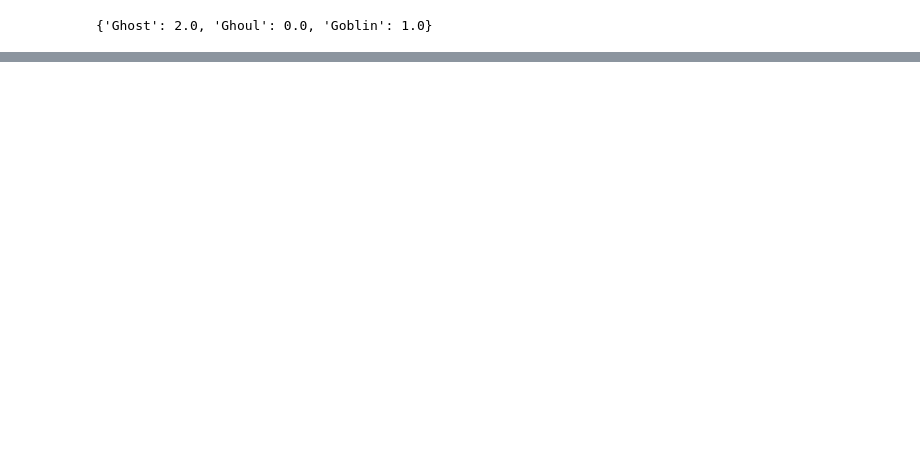
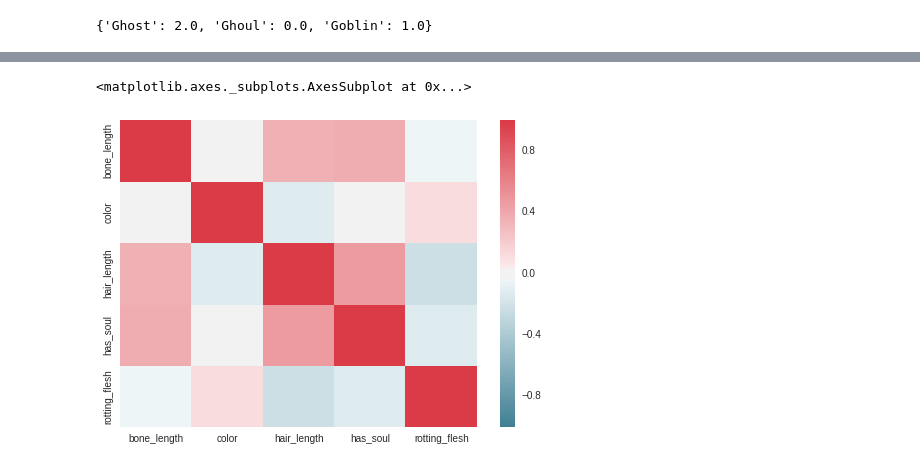
Before and after one commit to heaven00/ghost_busters, a Jupyter notebook: Boosting.ipynb, the cells around one changed output, grey strips where cells are left out. Saved outputs shown, nothing was run; the diff lists cells and outputs as text; code cells hidden in the pictures; blank space fills up the shorter version.

```diff
--- a/Boosting.ipynb
+++ b/Boosting.ipynb
@@ -186,3 +196,10 @@ predictions = model_2.predict(dtest)
 sub = pd.DataFrame({'id': test_set.id, 'type': predictions})
 sub['type'] = sub.type.apply(lambda x: type_label_reverse_map[x])
 sub.to_csv('submission5_model2.csv', index=False)
+# %%
+cmap = sns.diverging_palette(220, 10, as_cmap=True)
+sns.heatmap(train_set[['bone_length', 'color', 'hair_length', 'has_soul', 'rotting_flesh']].corr(),
+            cmap=cmap)
+# %% [output]
+<matplotlib.axes._subplots.AxesSubplot at 0x...>
+[figure, added]
```
Also changed, not shown: parts of 13 cells of this notebook, 5 other files.
